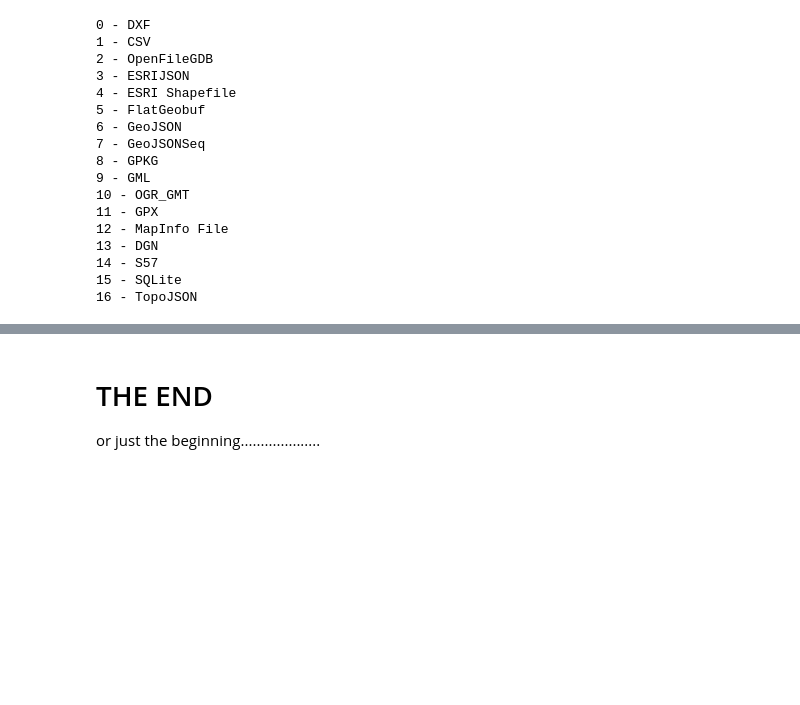
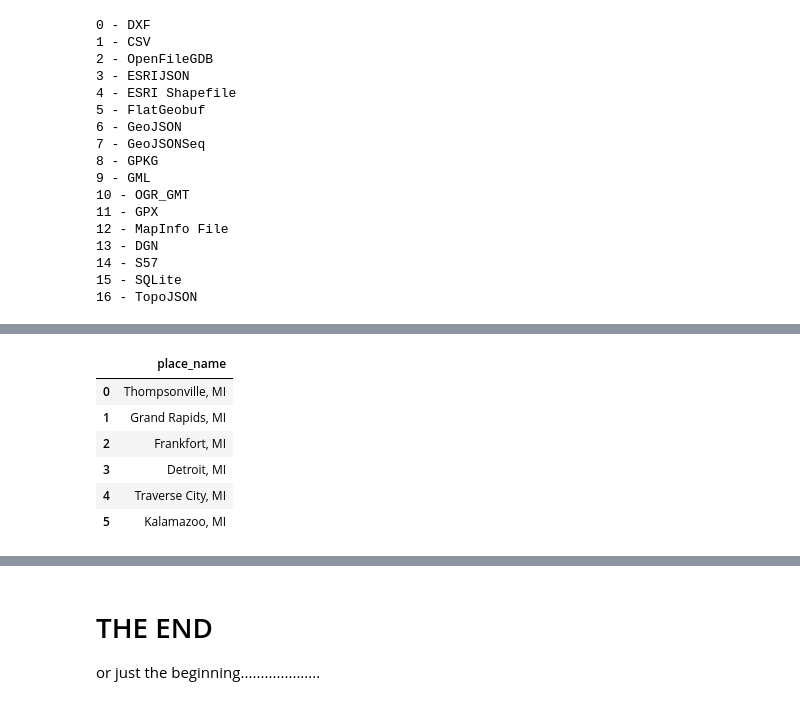
Before and after one commit to Location-Artistry/GEO-NOTEBOOKS, a Jupyter notebook: GeoPandas4GeoSpatial.ipynb, the cells around one changed output, grey strips where cells are left out. Cells and saved outputs as stored; diff of their text form; code cells hidden in the pictures; blank space fills up the shorter version.

```diff
--- a/GeoPandas4GeoSpatial.ipynb
+++ b/GeoPandas4GeoSpatial.ipynb
@@ -552,0 +629,11 @@ gdfJoin.to_file(filename=fileName, driver=drivers[6])#, layer='main')
+# %%
+dfPlaces = pd.DataFrame(data)
+dfPlaces
+# %% [output]
+|  | place_name |
+| 0 | Thompsonville, MI |
+| 1 | Grand Rapids, MI |
+| 2 | Frankfort, MI |
+| 3 | Detroit, MI |
+| 4 | Traverse City, MI |
+| 5 | Kalamazoo, MI |
```
Also changed, not shown: parts of 17 cells of this notebook.
